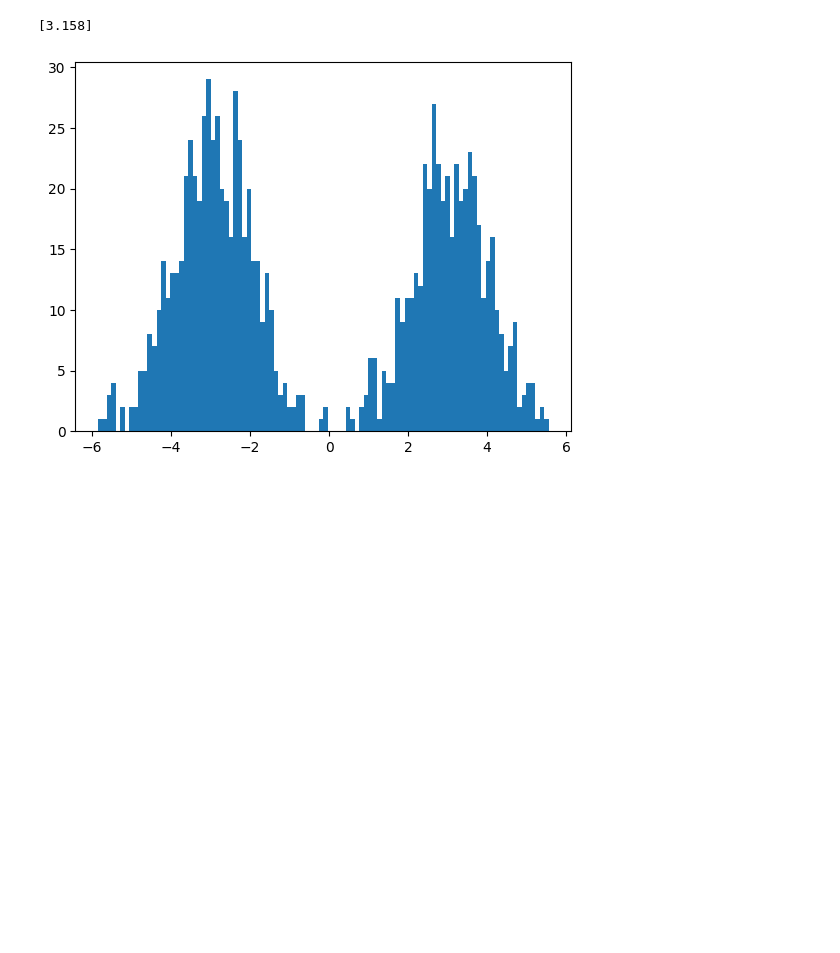
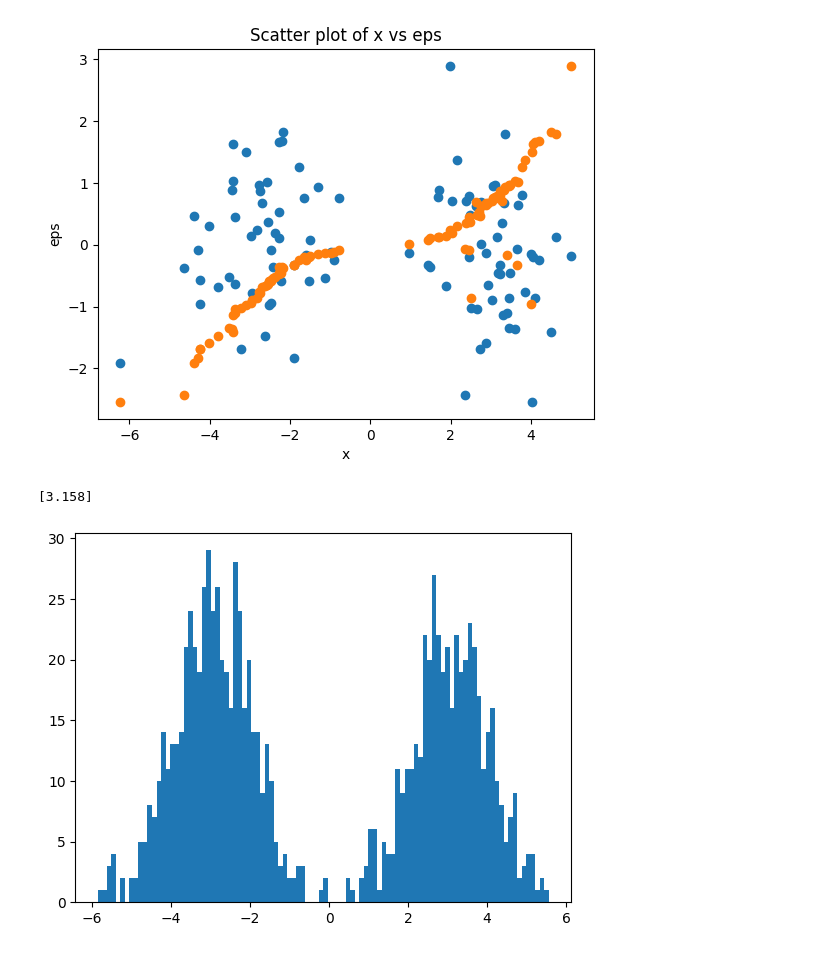
Before and after one commit to mackelab/probjax, a Jupyter notebook: examples/nn/diffusion/diffusion_model.ipynb, the cells around one changed output. Cells and saved outputs as stored; diff of their text form; code cells hidden in the pictures; blank space fills up the shorter version.

```diff
--- a/examples/nn/diffusion/diffusion_model.ipynb
+++ b/examples/nn/diffusion/diffusion_model.ipynb
@@ -19,0 +36,5 @@ def generate_data(key):
+# %%
+x1, eps1 = ot_copula(x, eps)
+
+jnp.mean(jnp.abs(x1 - eps1))
+jnp.unique(eps1, return_counts=True)
@@ -20,3 +60,12 @@ def generate_data(key):
+# %%
+plt.scatter(x, eps)
+plt.scatter(x1, eps1)
+plt.xlabel('x')
+plt.ylabel('eps')
+plt.title('Scatter plot of x vs eps')
+plt.show()
+# %% [output]
+[figure, added]
 # %%
 xs = jax.vmap(generate_data)(jax.random.split(jax.random.PRNGKey(0), 1000))
 print(xs.std(0))
```
Also changed, not shown: parts of 13 cells of this notebook, 19 other files.
